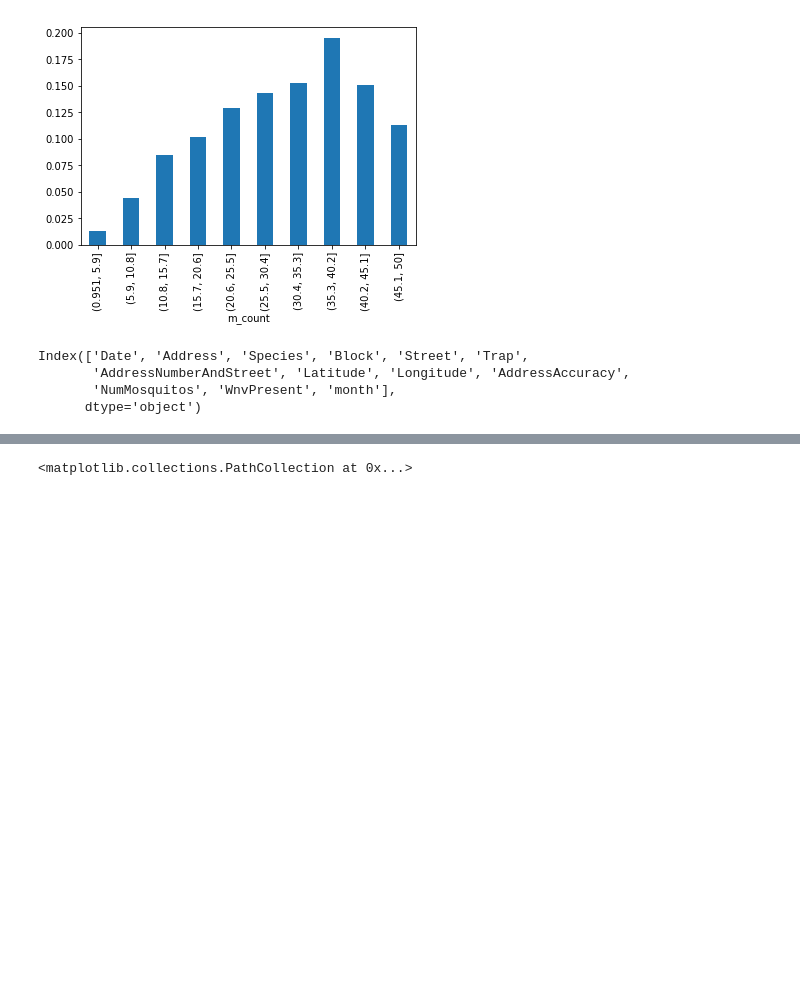
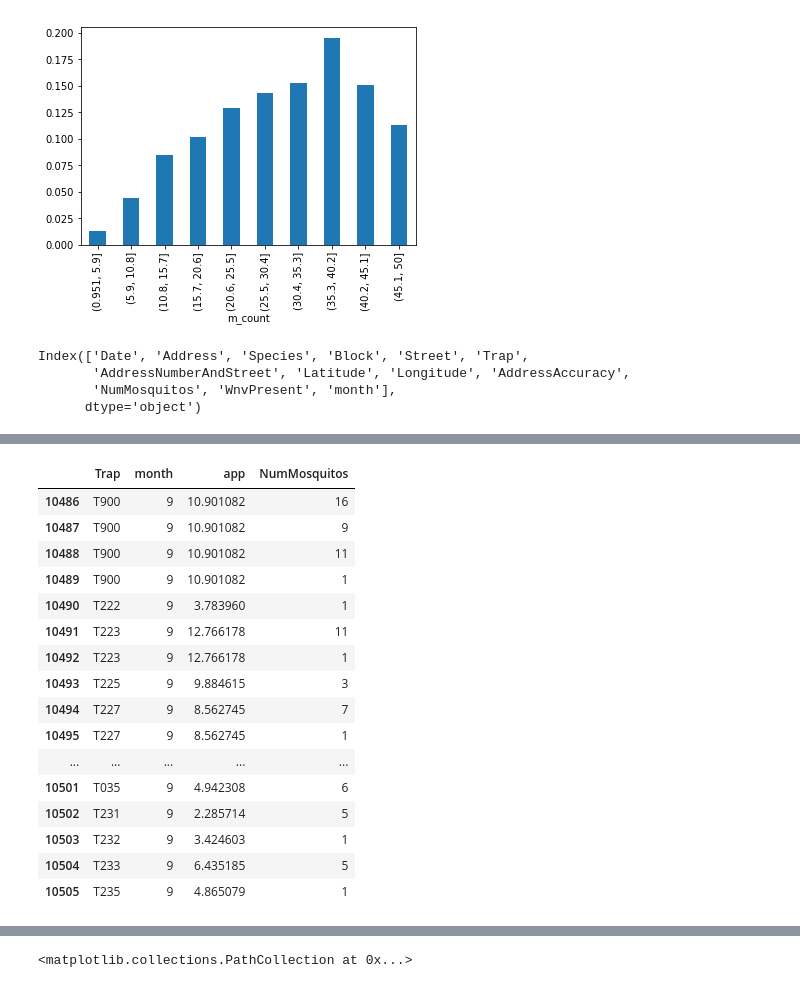
Before and after one commit to dzorlu/west_nile, a Jupyter notebook: src/west_nile_virus_analysis.ipynb, the cells around one changed output, grey strips where cells are left out. Saved outputs shown, nothing was run; the diff lists cells and outputs as text; code cells hidden in the pictures; blank space fills up the shorter version.

```diff
--- a/src/west_nile_virus_analysis.ipynb
+++ b/src/west_nile_virus_analysis.ipynb
@@ -186,3 +206,36 @@ for _month in months:
+# %%
+# Fitted model versus actual mosquito count
+_temp = train.copy()
+def _get_mosquito_bias(dt, model):
+    get_month = lambda d: int(d.split('-')[1])
+    dt['month'] = dt['Date'].apply(get_month)
+    # Compute the approx mosquito count
+    def compute_bias(row):
+        _x = np.array([row.Longitude,row.Latitude]).reshape(1,-1)
+        return model[row.month].predict(_x)[0]
+    return dt.apply(compute_bias,axis=1)
+get_month = lambda d: int(d.split('-')[1])
+_temp['month'] = _temp['Date'].apply(get_month)
+_temp['app'] =  _get_mosquito_bias(train, neigh)
+_temp[['Trap','month','app','NumMosquitos']].tail(20)
+# %% [output]
+|  | Trap | month | app | NumMosquitos |
+| 10486 | T900 | 9 | 10.901082 | 16 |
+| 10487 | T900 | 9 | 10.901082 | 9 |
+| 10488 | T900 | 9 | 10.901082 | 11 |
+| 10489 | T900 | 9 | 10.901082 | 1 |
+| 10490 | T222 | 9 | 3.783960 | 1 |
+| 10491 | T223 | 9 | 12.766178 | 11 |
+| 10492 | T223 | 9 | 12.766178 | 1 |
+| 10493 | T225 | 9 | 9.884615 | 3 |
+| 10494 | T227 | 9 | 8.562745 | 7 |
+| 10495 | T227 | 9 | 8.562745 | 1 |
+| ... | ... | ... | ... | ... |
+| 10501 | T035 | 9 | 4.942308 | 6 |
+| 10502 | T231 | 9 | 2.285714 | 5 |
+| 10503 | T232 | 9 | 3.424603 | 1 |
+| 10504 | T233 | 9 | 6.435185 | 5 |
+| 10505 | T235 | 9 | 4.865079 | 1 |
 # %%
 _lon_min, _lon_max, _lat_min, _lat_max = train['Longitude'].min(), train['Longitude'].max(), train['Latitude'].min(), train['Latitude'].max()
 lons = np.linspace(_lon_min,_lon_max,20)
```
Also changed, not shown: parts of 12 cells of this notebook, 10 other files.
